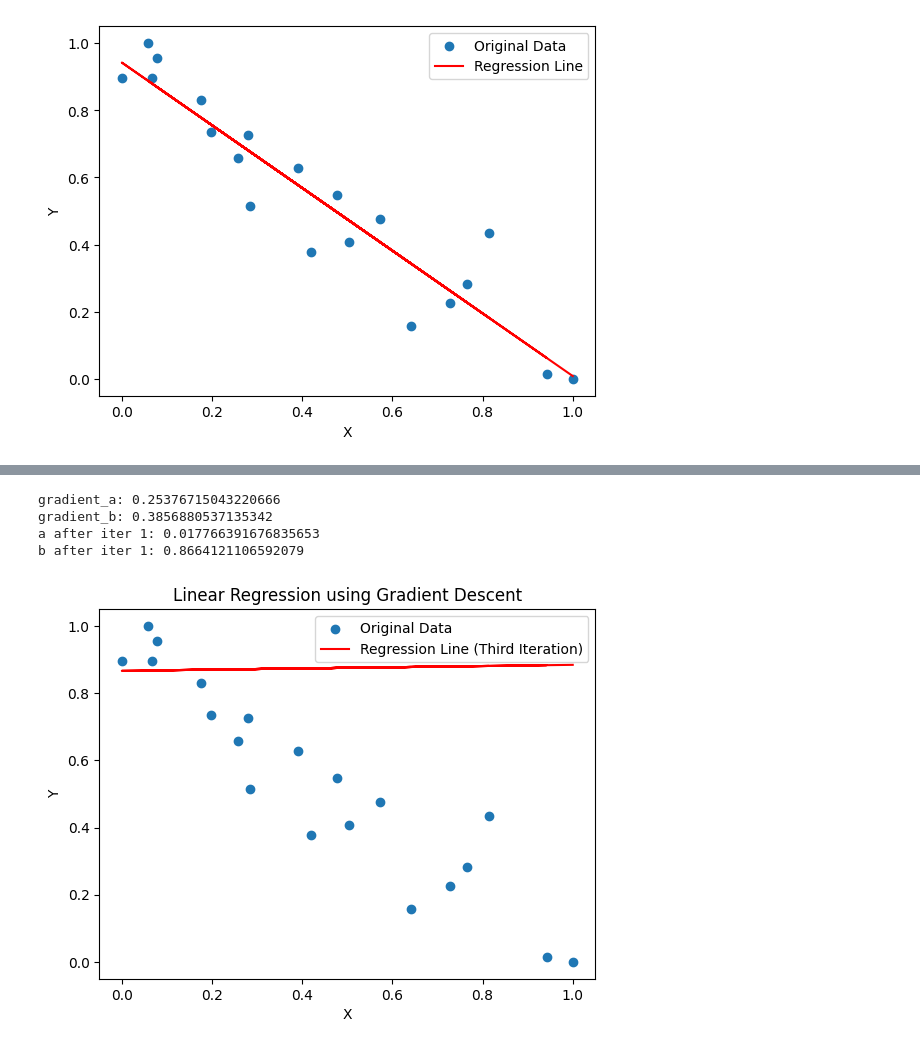
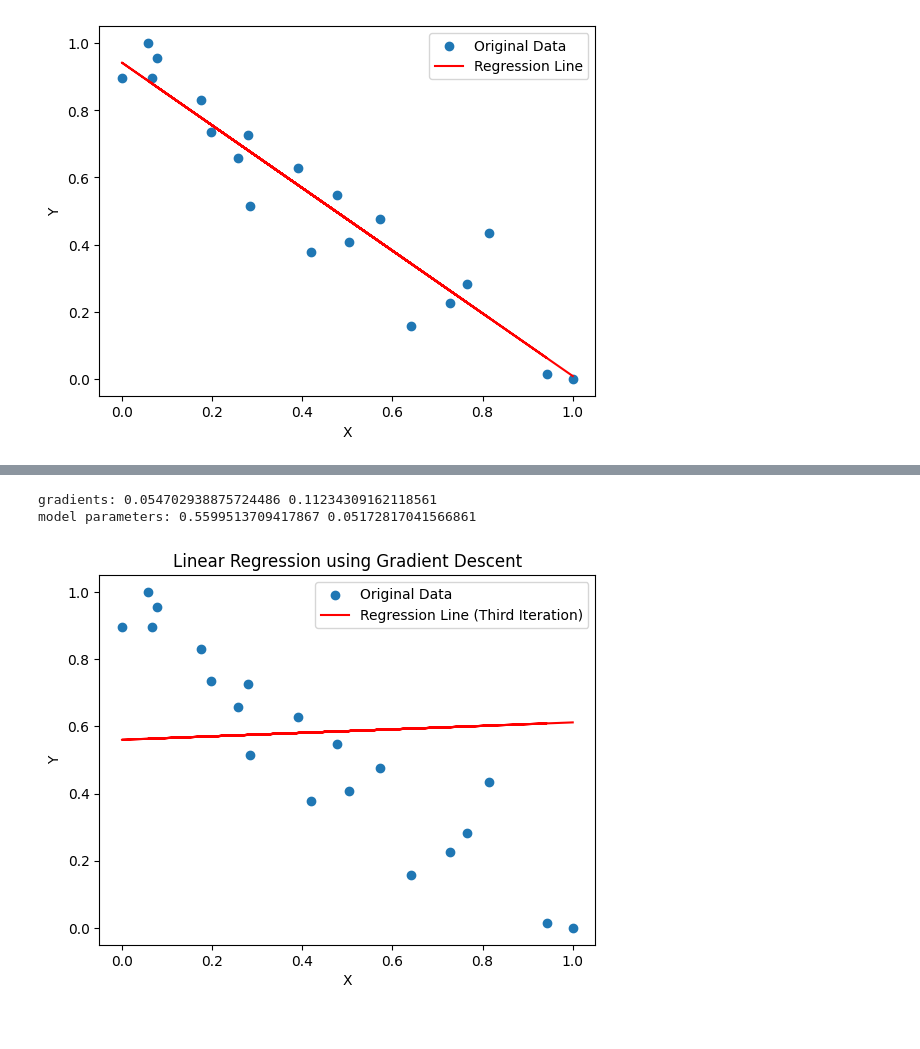
Before and after one commit to umutucak/introML, a Jupyter notebook: assignment1/task_A.ipynb, the cells around one changed output, grey strips where cells are left out. Saved outputs shown, nothing was run; the diff lists cells and outputs as text; code cells hidden in the pictures.

```diff
--- a/assignment1/task_A.ipynb
+++ b/assignment1/task_A.ipynb
@@ -112,12 +114,11 @@ def cost_function(theta, x, y):
     Returns:
         - MSE
     """
-
+    cost = 0
     for i in range(len(x)):
         h_xi = theta[0] + theta[1] * x[i]
         cost = (h_xi - y[i])**2
-    cost *= 1/(2*len(x))
-    return cost
+    return cost*1/(2*len(x))
 
 def get_gradient(theta, x, y):
     """Gradient for given data.
@@ -134,14 +135,12 @@ def get_gradient(theta, x, y):
     for i in range(len(x)):
         theta_gradient[0] += (theta[1]*x[i] + theta[0])- y[i]
         theta_gradient[1] += ((theta[1]*x[i] + theta[0])- y[i])*x[i]
-
-    theta_gradient = 1/len(x)*theta_gradient
-    return theta_gradient
+    return theta_gradient*1/len(x)
 
 theta = np.zeros(2,)
 theta[0] = np.random.random()
 theta[1] = np.random.random()
-cost = cost_function(theta, df['X'].values, df['Y'].values)
-theta_gradient = get_gradient(theta, df['X'].values, df['Y'].values)
+cost = cost_function(theta, np.array(df.X), np.array(df.Y))
+theta_gradient = get_gradient(theta, np.array(df.X), np.array(df.Y))
 print(cost, theta_gradient)
 # %% [output]
@@ -218,31 +204,25 @@ b after iter 1: 0.9049809160305613
 # %%
 # Step 7 Gradient Descent - third iteration
-
-y_prediction = theta[1]*df.X + theta[0]
 
 theta_gradient = get_gradient(theta, np.array(df.X), np.array(df.Y))
 
 theta[0] -= learning_rate * theta_gradient[0]
 theta[1] -= learning_rate * theta_gradient[1]
 
-print("gradient_a:", theta_gradient[1])
-print("gradient_b:", theta_gradient[0])
-print("a after iter 1:", theta[1])
-print("b after iter 1:", theta[0])
+print("gradients:", theta_gradient[0], theta_gradient[1])
+print("model parameters:", theta[0], theta[1])
 
 plt.scatter(df.X, df.Y, label='Original Data')
 plt.plot(df.X, theta[1]*df.X + theta[0], color='red', label='Regression Line (Third Iteration)')
 plt.xlabel('X')
 plt.ylabel('Y')
 plt.legend()
 plt.title('Linear Regression using Gradient Descent')
 plt.show()
 # %% [output]
-gradient_a: 0.25376715043220666
-gradient_b: 0.3856880537135342
-a after iter 1: 0.017766391676835653
-b after iter 1: 0.8664121106592079
+gradients: 0.054702938875724486 0.11234309162118561
+model parameters: 0.5599513709417867 0.05172817041566861
-[figure, old version]
+[figure, new version]
 # %%
 # Step 8 Gradient Descent - final iteration
 
```
Also changed, not shown: parts of 13 cells of this notebook.
